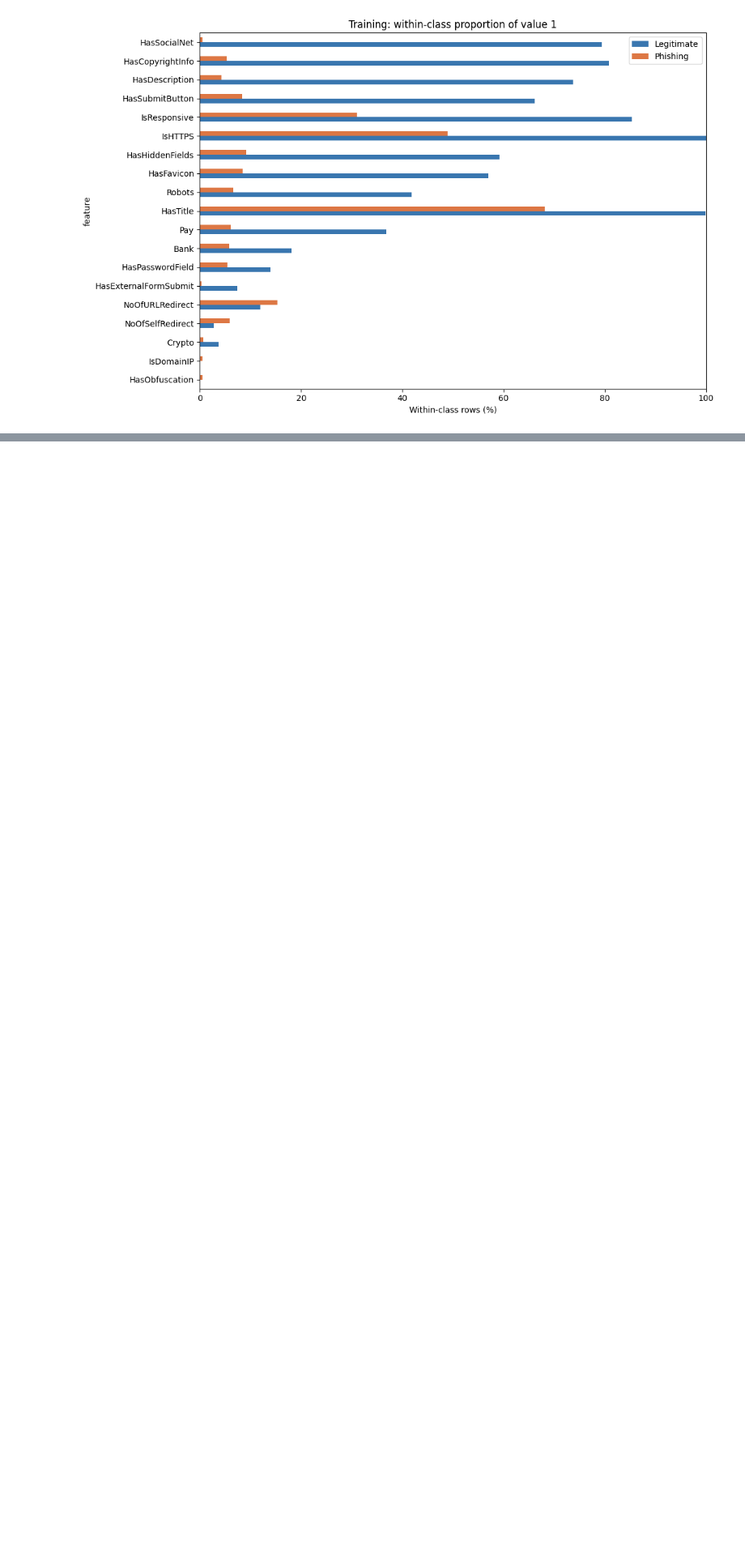
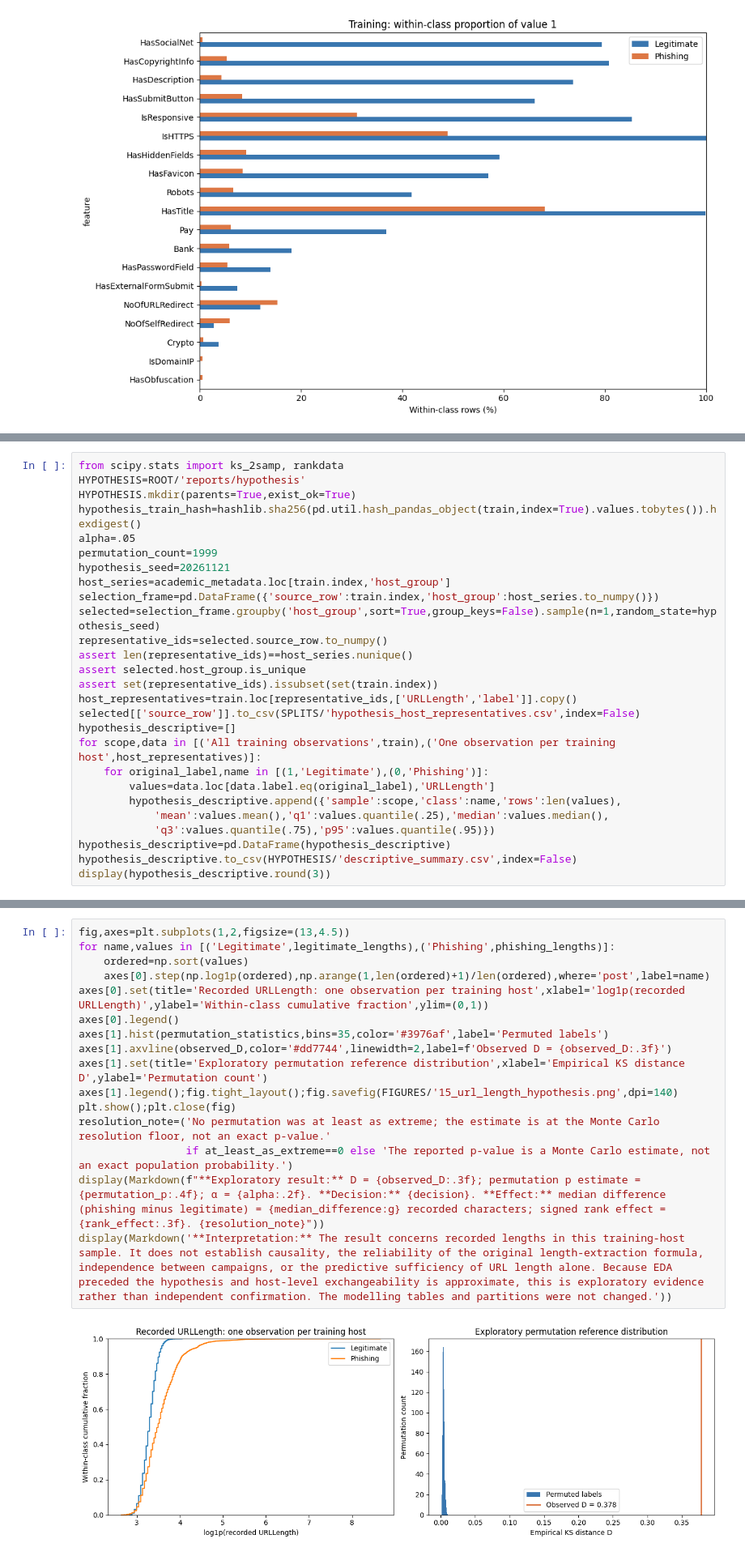
Before and after one commit to aliabdelhalim272/Detction-of-phishing-websites-using-machine-learning-, a Jupyter notebook: notebooks/01_eda.ipynb, the cells around one changed output, grey strips where cells are left out. Shown at 81% size. Saved outputs shown, nothing was run; the diff lists cells and outputs as text; blank space fills up the shorter version.

```diff
--- a/notebooks/01_eda.ipynb
+++ b/notebooks/01_eda.ipynb
@@ -2217,0 +2112,27 @@ display(Markdown('**Sonuç:** EDA bulguları 16 karar başlığına ve sıralı
+# %%
+from scipy.stats import ks_2samp, rankdata
+HYPOTHESIS=ROOT/'reports/hypothesis'
+HYPOTHESIS.mkdir(parents=True,exist_ok=True)
+hypothesis_train_hash=hashlib.sha256(pd.util.hash_pandas_object(train,index=True).values.tobytes()).hexdigest()
+alpha=.05
+permutation_count=1999
+hypothesis_seed=20261121
+host_series=academic_metadata.loc[train.index,'host_group']
+selection_frame=pd.DataFrame({'source_row':train.index,'host_group':host_series.to_numpy()})
+selected=selection_frame.groupby('host_group',sort=True,group_keys=False).sample(n=1,random_state=hypothesis_seed)
+representative_ids=selected.source_row.to_numpy()
+assert len(representative_ids)==host_series.nunique()
+assert selected.host_group.is_unique
+assert set(representative_ids).issubset(set(train.index))
+host_representatives=train.loc[representative_ids,['URLLength','label']].copy()
+selected[['source_row']].to_csv(SPLITS/'hypothesis_host_representatives.csv',index=False)
+hypothesis_descriptive=[]
+for scope,data in [('All training observations',train),('One observation per training host',host_representatives)]:
+    for original_label,name in [(1,'Legitimate'),(0,'Phishing')]:
+        values=data.loc[data.label.eq(original_label),'URLLength']
+        hypothesis_descriptive.append({'sample':scope,'class':name,'rows':len(values),
+            'mean':values.mean(),'q1':values.quantile(.25),'median':values.median(),
+            'q3':values.quantile(.75),'p95':values.quantile(.95)})
+hypothesis_descriptive=pd.DataFrame(hypothesis_descriptive)
+hypothesis_descriptive.to_csv(HYPOTHESIS/'descriptive_summary.csv',index=False)
+display(hypothesis_descriptive.round(3))
@@ -2217,0 +2218,18 @@ display(Markdown('**Sonuç:** EDA bulguları 16 karar başlığına ve sıralı
+# %%
+fig,axes=plt.subplots(1,2,figsize=(13,4.5))
+for name,values in [('Legitimate',legitimate_lengths),('Phishing',phishing_lengths)]:
+    ordered=np.sort(values)
+    axes[0].step(np.log1p(ordered),np.arange(1,len(ordered)+1)/len(ordered),where='post',label=name)
+axes[0].set(title='Recorded URLLength: one observation per training host',xlabel='log1p(recorded URLLength)',ylabel='Within-class cumulative fraction',ylim=(0,1))
+axes[0].legend()
+axes[1].hist(permutation_statistics,bins=35,color='#3976af',label='Permuted labels')
+axes[1].axvline(observed_D,color='#dd7744',linewidth=2,label=f'Observed D = {observed_D:.3f}')
+axes[1].set(title='Exploratory permutation reference distribution',xlabel='Empirical KS distance D',ylabel='Permutation count')
+axes[1].legend();fig.tight_layout();fig.savefig(FIGURES/'15_url_length_hypothesis.png',dpi=140)
+plt.show();plt.close(fig)
+resolution_note=('No permutation was at least as extreme; the estimate is at the Monte Carlo resolution floor, not an exact p-value.'
+                 if at_least_as_extreme==0 else 'The reported p-value is a Monte Carlo estimate, not an exact population probability.')
+display(Markdown(f"**Exploratory result:** D = {observed_D:.3f}; permutation p estimate = {permutation_p:.4f}; α = {alpha:.2f}. **Decision:** {decision}. **Effect:** median difference (phishing minus legitimate) = {median_difference:g} recorded characters; signed rank effect = {rank_effect:.3f}. {resolution_note}"))
+display(Markdown('**Interpretation:** The result concerns recorded lengths in this training-host sample. It does not establish causality, the reliability of the original length-extraction formula, independence between campaigns, or the predictive sufficiency of URL length alone. Because EDA preceded the hypothesis and host-level exchangeability is approximate, this is exploratory evidence rather than independent confirmation. The modelling tables and partitions were not changed.'))
+# %% [output]
+[figure, added]
```
Also changed, not shown: parts of 110 cells of this notebook, 51 other files.
